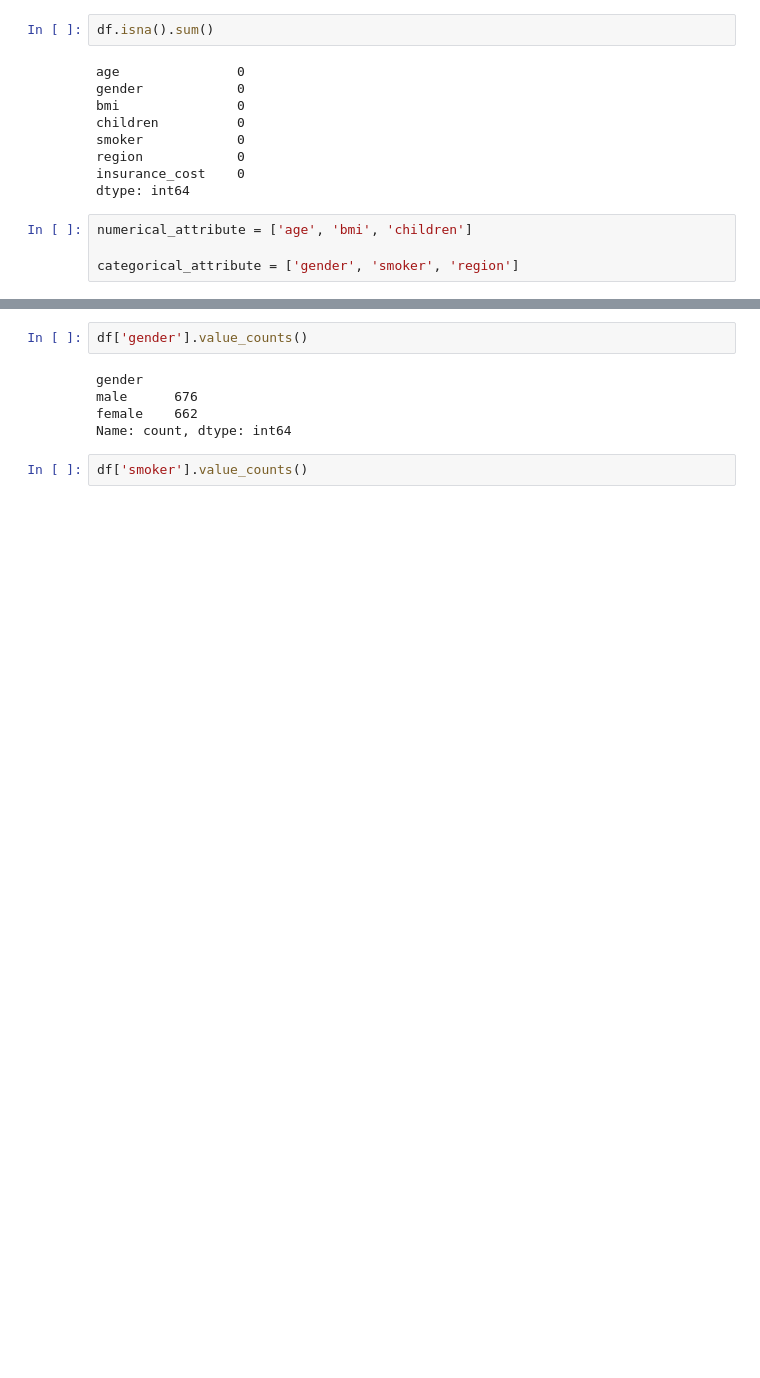
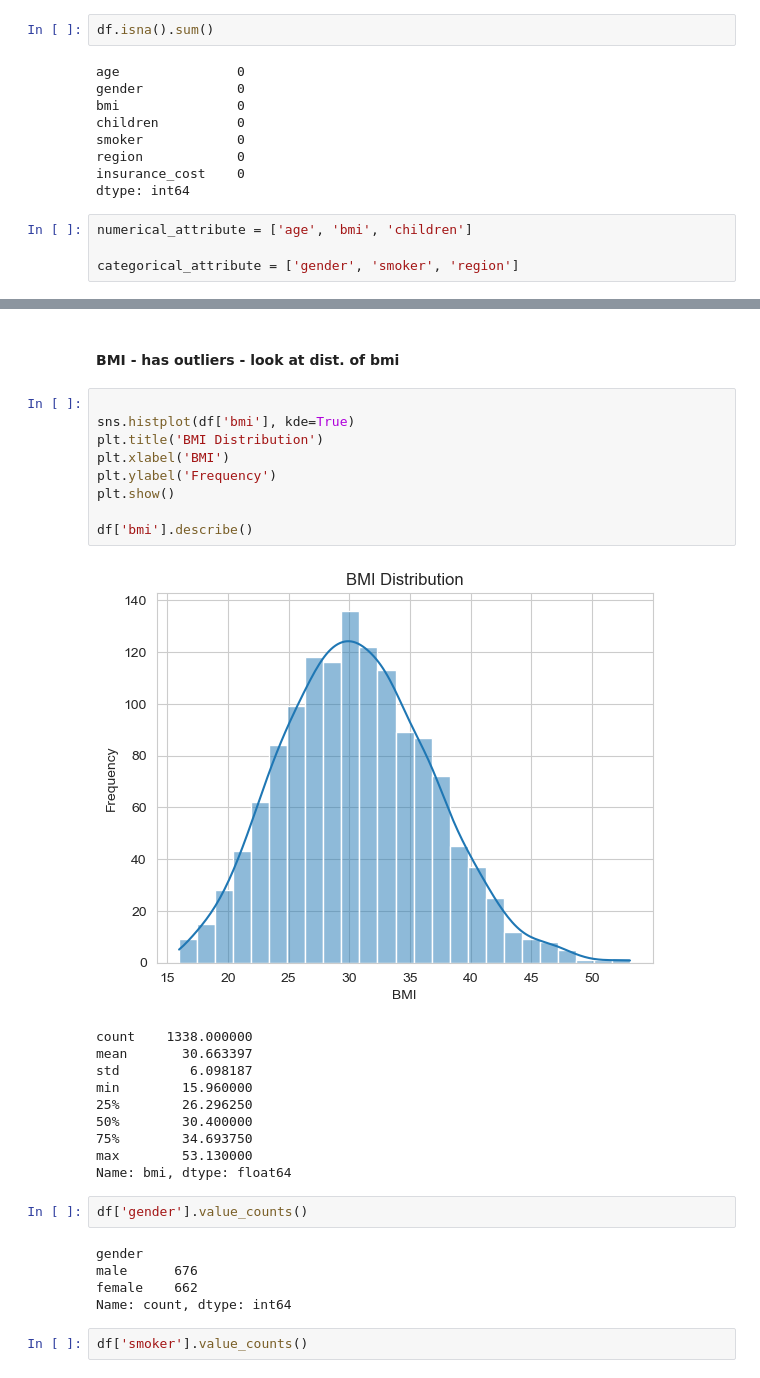
Before and after one commit to qaz73/ULAssignment-3, a Jupyter notebook: etivity3_classification.ipynb, the cells around one changed output, grey strips where cells are left out. Cells and saved outputs as stored; diff of their text form; blank space fills up the shorter version.

```diff
--- a/etivity3_classification.ipynb
+++ b/etivity3_classification.ipynb
@@ -136,3 +128,25 @@ plt.show()
+# %% [markdown]
+#### BMI - has outliers - look at dist. of bmi
+# %%
+
+sns.histplot(df['bmi'], kde=True)
+plt.title('BMI Distribution')
+plt.xlabel('BMI')
+plt.ylabel('Frequency')
+plt.show()
+
+df['bmi'].describe()
+# %% [output]
+[figure, added]
+count    1338.000000
+mean       30.663397
+std         6.098187
+min        15.960000
+25%        26.296250
+50%        30.400000
+75%        34.693750
+max        53.130000
+Name: bmi, dtype: float64
 # %%
 df['gender'].value_counts()
 # %% [output]
```
Also changed, not shown: parts of 30 cells of this notebook.
